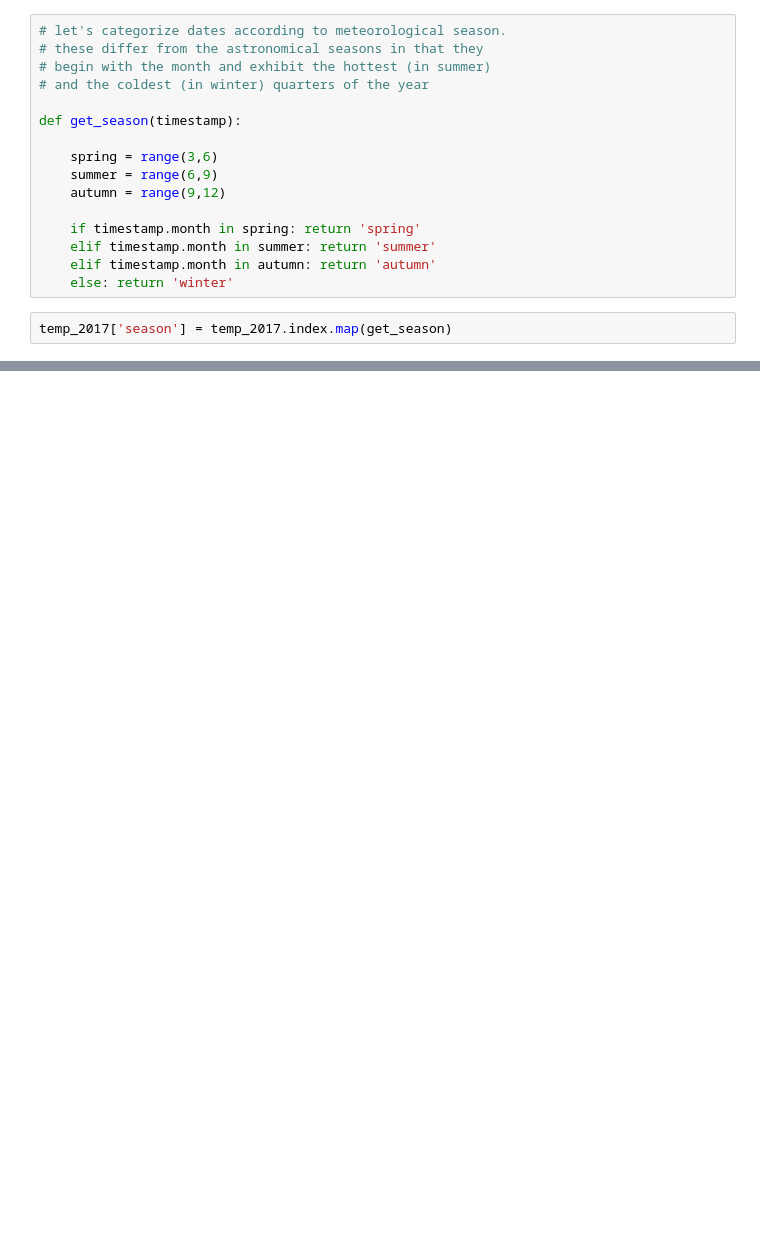
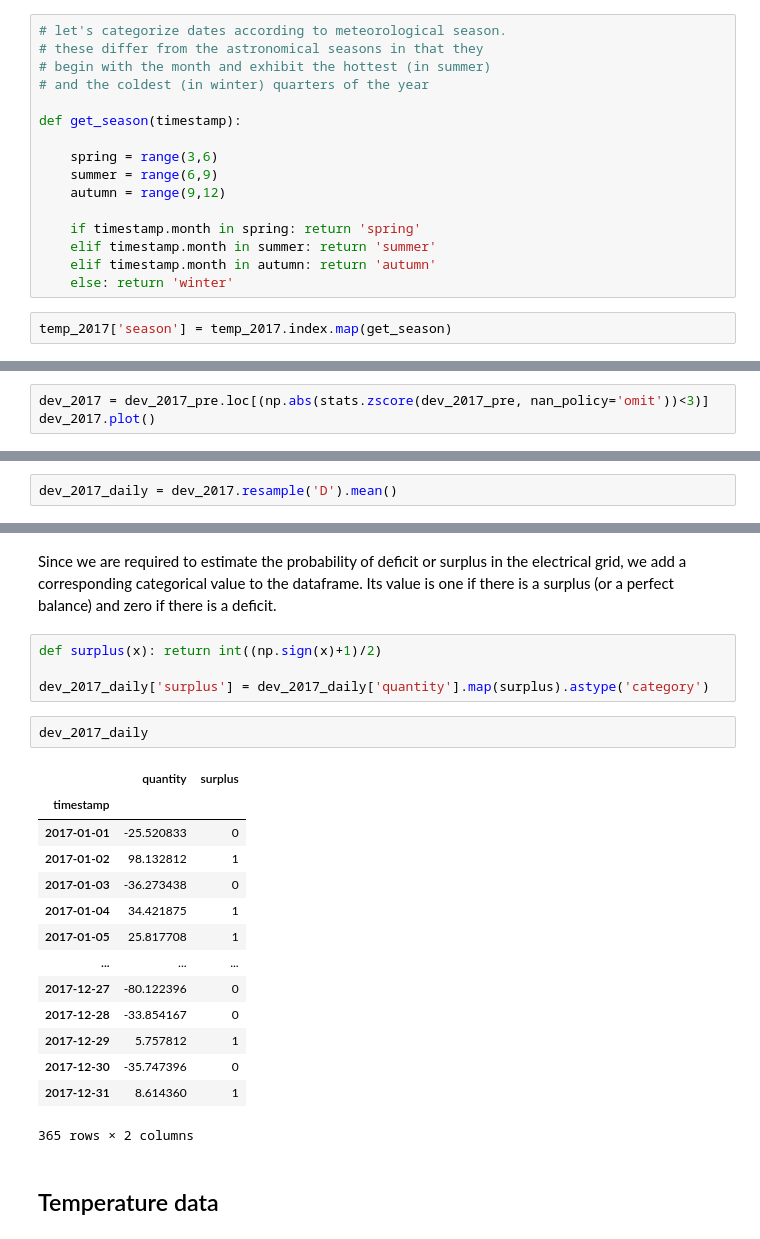
Before and after one commit to camilo-s/Aufgabe, a Jupyter notebook: aufgabe_draft.ipynb, the cells around one changed output, grey strips where cells are left out. Saved outputs shown, nothing was run; the diff lists cells and outputs as text; blank space fills up the shorter version.

```diff
--- a/aufgabe_draft.ipynb
+++ b/aufgabe_draft.ipynb
@@ -1098,0 +473,3 @@ plt.scatter(temp_2017[temp_2017.index.map(get_season)=='winter']['deviation'], d
+# %%
+dev_2017 = dev_2017_pre.loc[(np.abs(stats.zscore(dev_2017_pre, nan_policy='omit'))<3)]
+dev_2017.plot()
@@ -1098,0 +485,2 @@ plt.scatter(temp_2017[temp_2017.index.map(get_season)=='winter']['deviation'], d
+# %%
+dev_2017_daily = dev_2017.resample('D').mean()
@@ -1098,0 +506,25 @@ plt.scatter(temp_2017[temp_2017.index.map(get_season)=='winter']['deviation'], d
+# %% [markdown]
+Since we are required to estimate the probability of deficit or surplus in the electrical grid, we add a corresponding categorical value to the dataframe. Its value is one if there is a surplus (or a perfect balance) and zero if there is a deficit.
+# %%
+def surplus(x): return int((np.sign(x)+1)/2)
+
+dev_2017_daily['surplus'] = dev_2017_daily['quantity'].map(surplus).astype('category')
+# %%
+dev_2017_daily
+# %% [output]
+|  | quantity | surplus |
+| timestamp |  |  |
+| 2017-01-01 | -25.520833 | 0 |
+| 2017-01-02 | 98.132812 | 1 |
+| 2017-01-03 | -36.273438 | 0 |
+| 2017-01-04 | 34.421875 | 1 |
+| 2017-01-05 | 25.817708 | 1 |
+| ... | ... | ... |
+| 2017-12-27 | -80.122396 | 0 |
+| 2017-12-28 | -33.854167 | 0 |
+| 2017-12-29 | 5.757812 | 1 |
+| 2017-12-30 | -35.747396 | 0 |
+| 2017-12-31 | 8.614360 | 1 |
+365 rows × 2 columns
+# %% [markdown]
+## Temperature data
```
Also changed, not shown: parts of 88 cells of this notebook.
